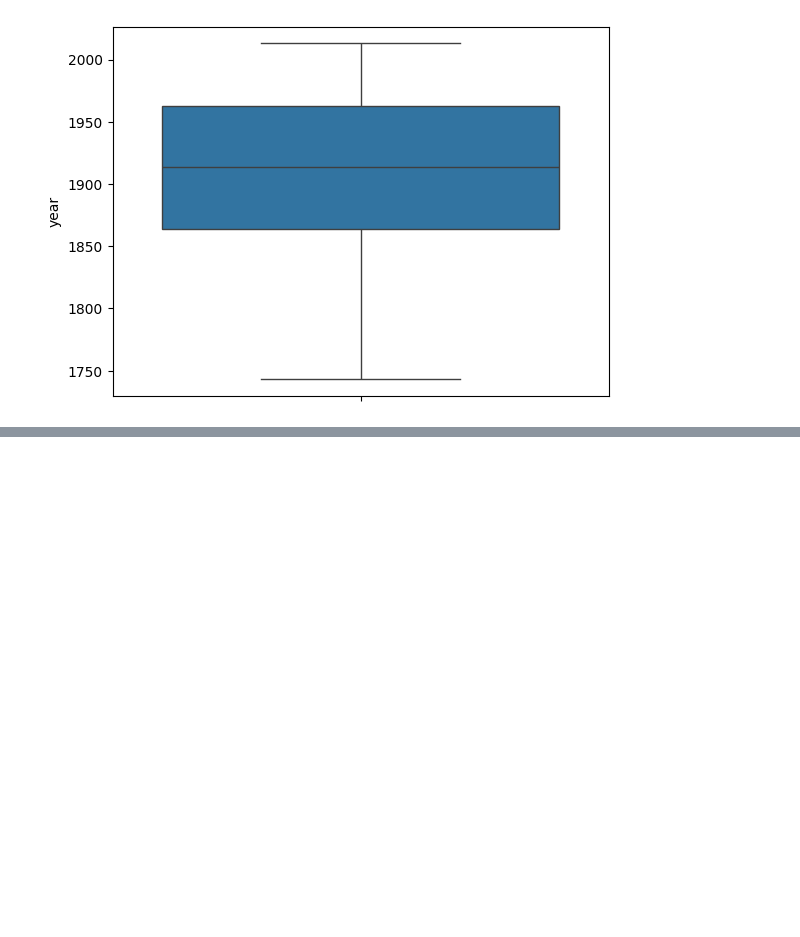
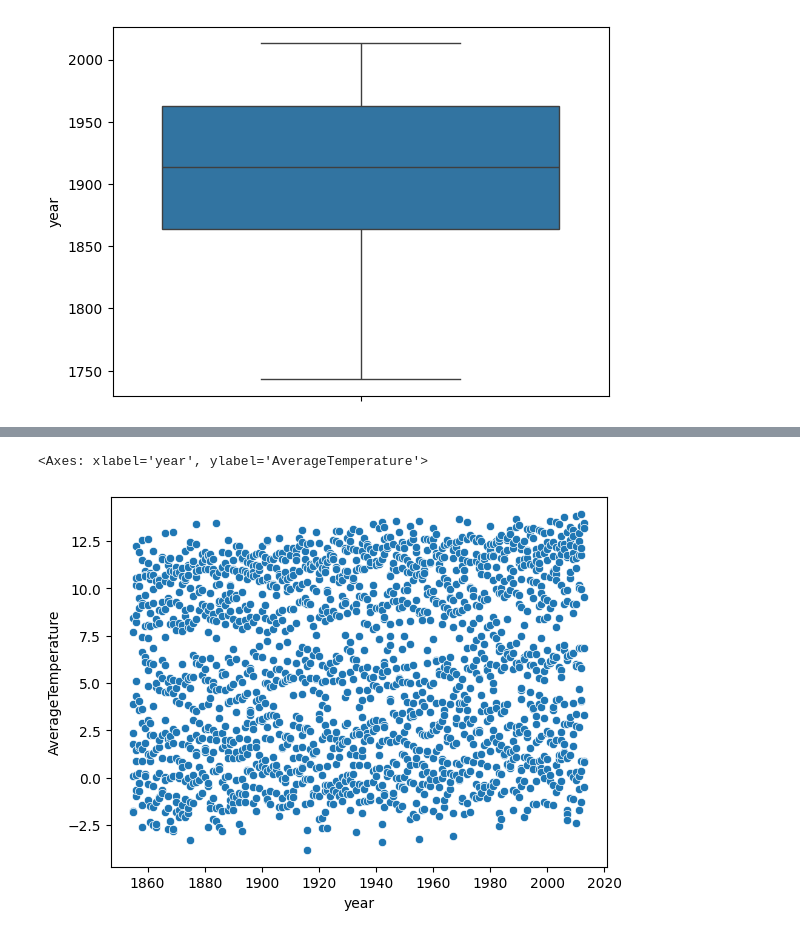
Before and after one commit to GabrielCabas/ML_Course, a Jupyter notebook: unidad_1/practico_1.ipynb, the cells around one changed output, grey strips where cells are left out. Drawn from its saved outputs; the diff is of its cells as text; code cells hidden in the pictures; blank space fills up the shorter version.

```diff
--- a/unidad_1/practico_1.ipynb
+++ b/unidad_1/practico_1.ipynb
@@ -56,0 +117,5 @@ sns.boxplot(data, y="year")
+# %%
+sns.scatterplot(santiago, x="year", y="AverageTemperature")
+# %% [output]
+<Axes: xlabel='year', ylabel='AverageTemperature'>
+[figure, added]
```
Also changed, not shown: parts of 26 cells of this notebook.
